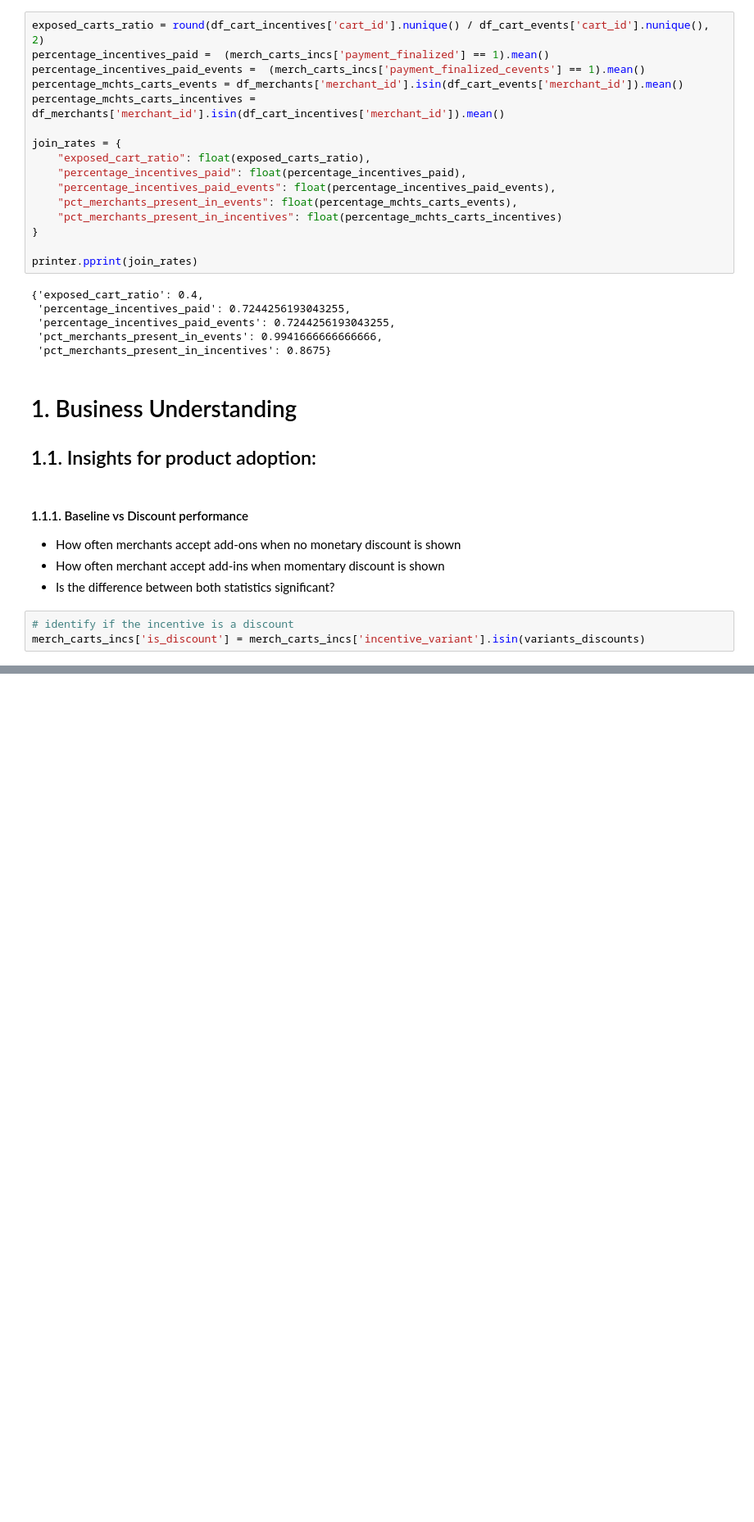
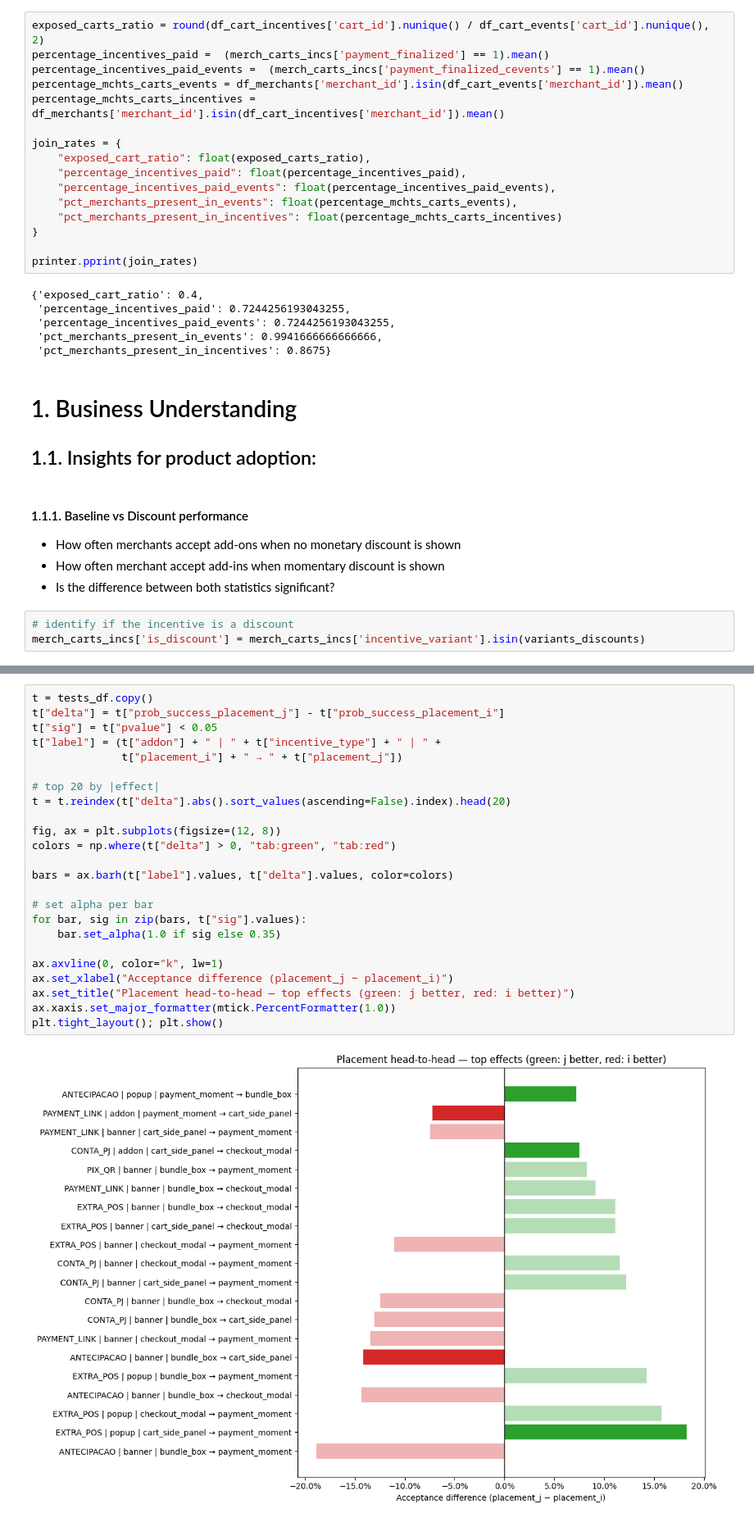
Before and after one commit to mluciacj/applied-data-science-for-business, a Jupyter notebook: ds_lab/cross_sell_lift_payment_services/eda_business_insights.ipynb, the cells around one changed output, grey strips where cells are left out. Shown at 82% size. Cells and saved outputs as stored; diff of their text form; blank space fills up the shorter version.

```diff
--- a/ds_lab/cross_sell_lift_payment_services/eda_business_insights.ipynb
+++ b/ds_lab/cross_sell_lift_payment_services/eda_business_insights.ipynb
@@ -246,0 +481,26 @@ pivot_acceptance_rate_tbl
+# %%
+t = tests_df.copy()
+t["delta"] = t["prob_success_placement_j"] - t["prob_success_placement_i"]
+t["sig"] = t["pvalue"] < 0.05
+t["label"] = (t["addon"] + " | " + t["incentive_type"] + " | " +
+              t["placement_i"] + " → " + t["placement_j"])
+
+# top 20 by |effect|
+t = t.reindex(t["delta"].abs().sort_values(ascending=False).index).head(20)
+
+fig, ax = plt.subplots(figsize=(12, 8))
+colors = np.where(t["delta"] > 0, "tab:green", "tab:red")
+
+bars = ax.barh(t["label"].values, t["delta"].values, color=colors)
+
+# set alpha per bar
+for bar, sig in zip(bars, t["sig"].values):
+    bar.set_alpha(1.0 if sig else 0.35)
+
+ax.axvline(0, color="k", lw=1)
+ax.set_xlabel("Acceptance difference (placement_j − placement_i)")
+ax.set_title("Placement head-to-head — top effects (green: j better, red: i better)")
+ax.xaxis.set_major_formatter(mtick.PercentFormatter(1.0))
+plt.tight_layout(); plt.show()
+# %% [output]
+[figure, added]
```
Also changed, not shown: parts of 41 cells of this notebook, 3 other files.
